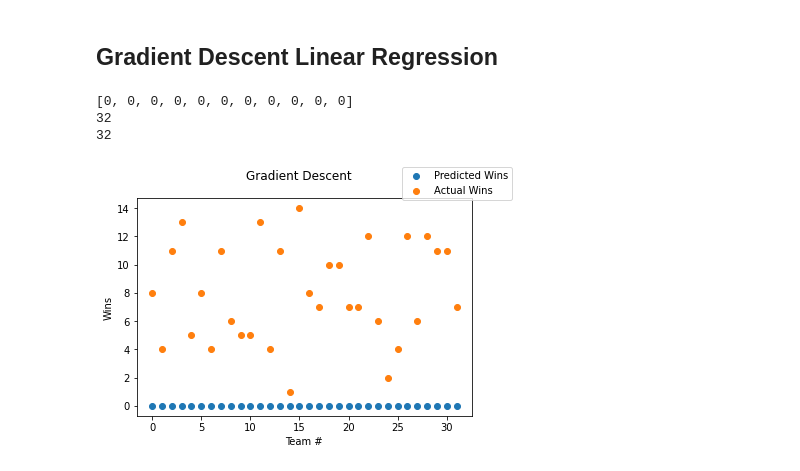
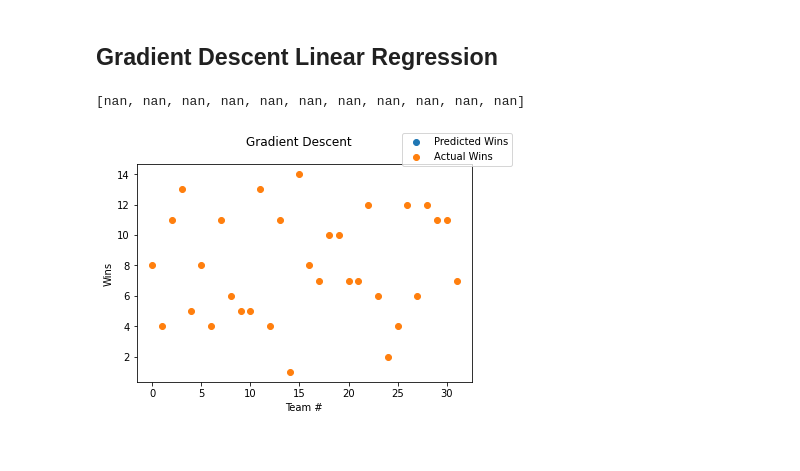
Before and after one commit to JuneyBoy/Football-SL-Project, a Jupyter notebook: Football_Predictions.ipynb, the cells around one changed output. Cells and saved outputs as stored; diff of their text form; code cells hidden in the pictures.

Commit message:
Fixed 0 issue, but now magnitude of weights are too high

```diff
--- a/Football_Predictions.ipynb
+++ b/Football_Predictions.ipynb
@@ -205,63 +205,61 @@ import numpy as np
 import matplotlib.pyplot as plt
 
 
-def gradient_descent(num_of_attributes, x_examples, y_examples, LEARNING_RATE=0.1):
+def gradient_descent(num_of_attributes, x_examples, y_examples, LEARNING_RATE=0.01):
     ws = [0] * (num_of_attributes + 1)
 
-    for i in range(3):
+    for i in range(100):
         deltas = [0] * len(ws)
 
         for x_example, y_example in zip(x_examples, y_examples):
             output = np.dot(ws[1:], x_example) + ws[0]
 
-            for delta, x_attribute in zip(deltas, x_example):
-                delta = delta + LEARNING_RATE * (y_example - output) * x_attribute
+            for i, delta in enumerate(deltas):
+                if i == 0:
+                    deltas[i] = deltas[i] + LEARNING_RATE * (y_example - output) * 1
+                else:
+                    deltas[i] = deltas[i] + LEARNING_RATE * (y_example - output) * x_example[i-1]
 
-        for w, delta in zip(ws, deltas):
-            w = w + delta
+        for i, w in enumerate(ws):
+            ws[i] = ws[i] + deltas[i]
 
-    print(weights)
+    print(ws)
     return ws
 
 
 def get_predictions_from_weights(ws, x_examples):
     predictions = [0] * len(x_examples)
 
-    for x_example, prediction in zip(x_examples, predictions):
-        prediction = np.dot(ws[1:], x_example[:-1]) + ws[0]
+    for i, prediction in enumerate(predictions):
+        predictions[i] = np.dot(ws[1:], x_examples[i][:-1]) + ws[0]
 
     return predictions
 
 
 weights = gradient_descent(
     10,
     [training_example[:-1] for training_example in training_examples],
     [training_example[-1] for training_example in training_examples],
 )
 
 predicted_wins = get_predictions_from_weights(weights, validation_examples)
-
-print(len(predicted_wins))
-print(len(validation_examples))
 
 ex_nums = [i for i in range(len(predicted_wins))]
 
 fig = plt.figure()
 
 plt.scatter(ex_nums, predicted_wins, label="Predicted Wins")
 plt.scatter(
     ex_nums,
     [validation_example[-1] for validation_example in validation_examples],
     label="Actual Wins",
 )
 
 fig.suptitle("Gradient Descent")
 plt.xlabel("Team #")
 plt.ylabel("Wins")
 fig.legend()
 plt.show()
 # %% [output]
-[0, 0, 0, 0, 0, 0, 0, 0, 0, 0, 0]
-32
-32
+[nan, nan, nan, nan, nan, nan, nan, nan, nan, nan, nan]
-[figure, old version]
+[figure, new version]
```
